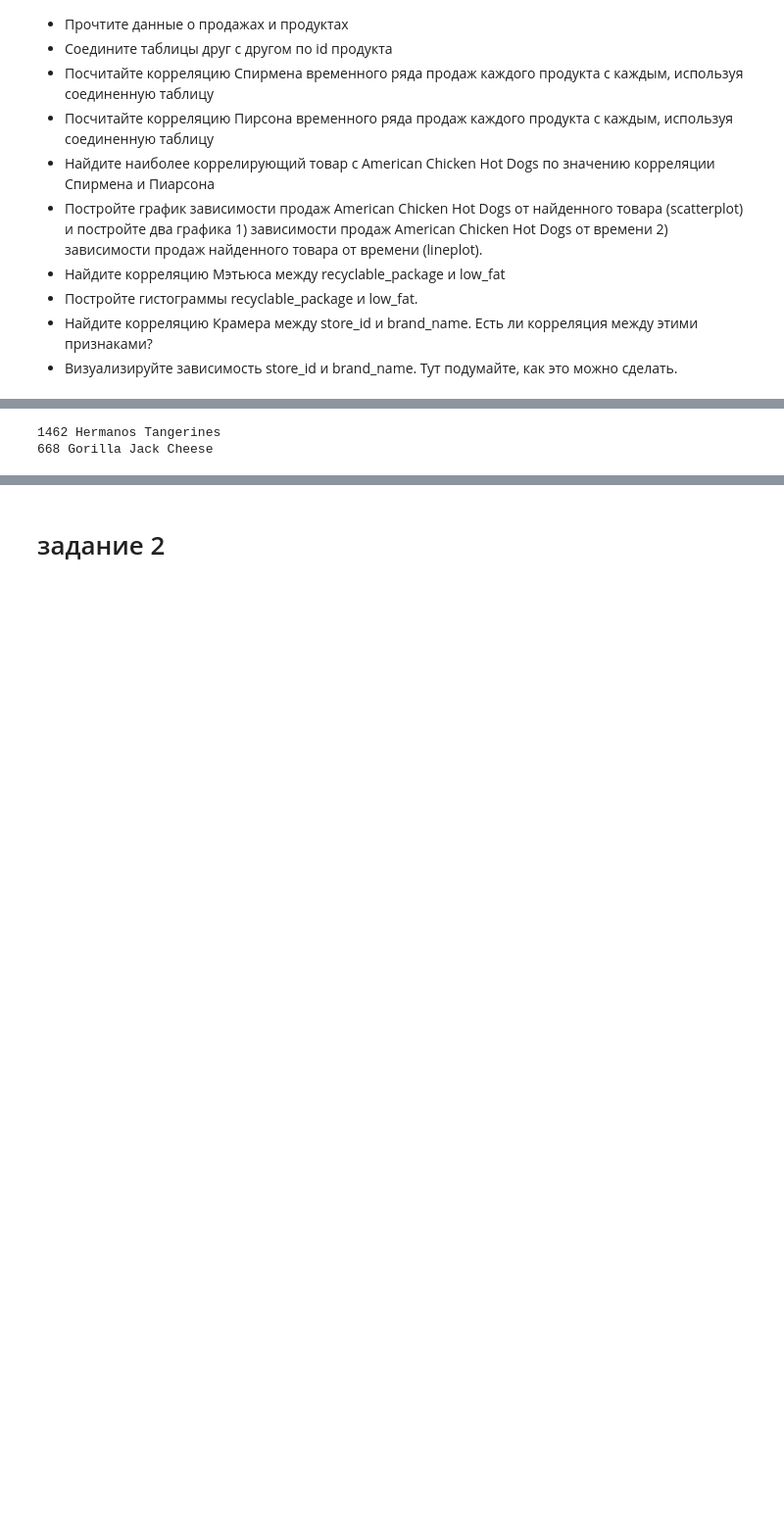
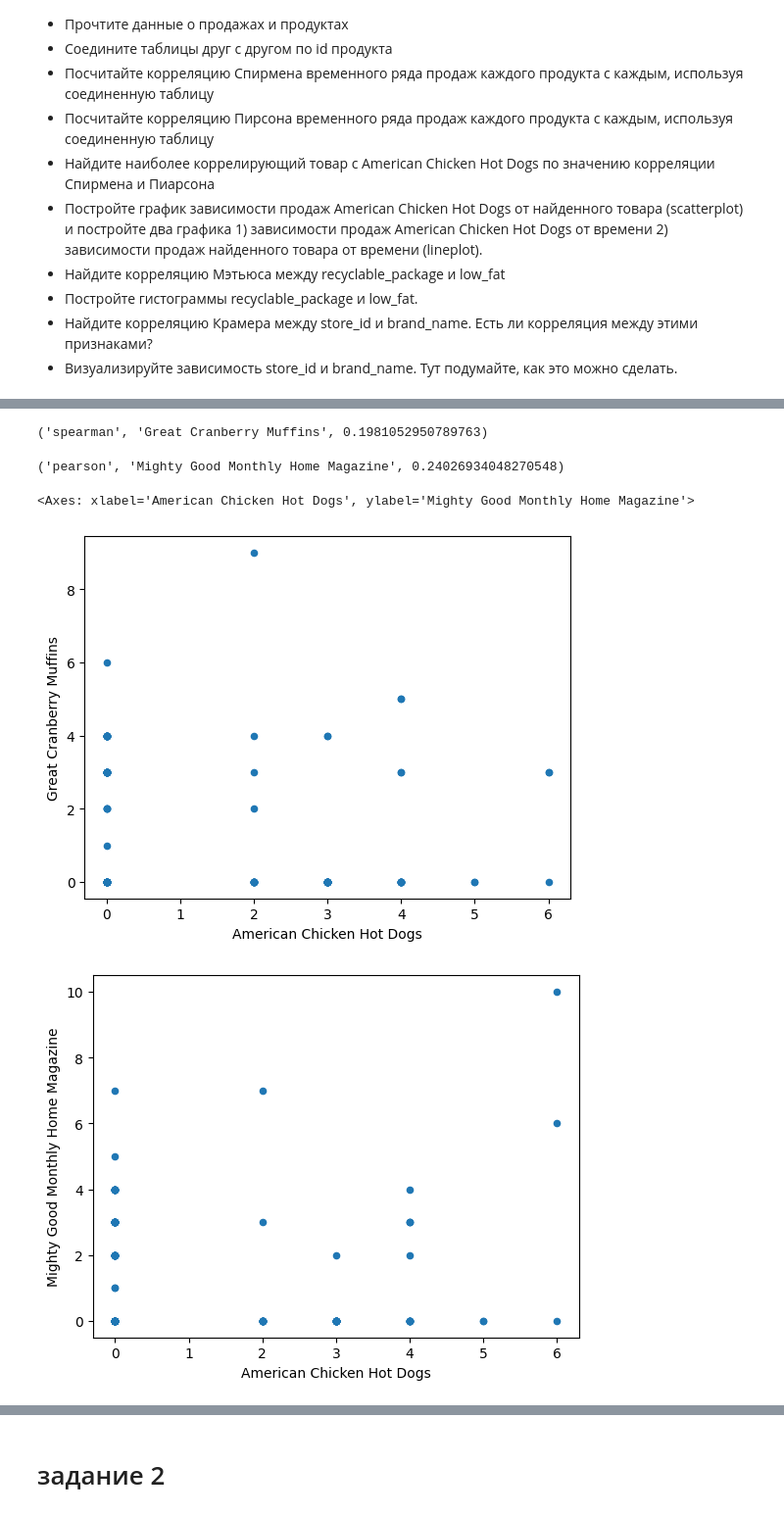
Before and after one commit to poslam/sem5-ds, a Jupyter notebook: work/4/4.ipynb, the cells around one changed output, grey strips where cells are left out. Shown: that part at 98% size. Drawn from its saved outputs; the diff is of its cells as text; code cells hidden in the pictures; blank space fills up the shorter version.

```diff
--- a/work/4/4.ipynb
+++ b/work/4/4.ipynb
@@ -57,0 +30,12 @@ product_id
+# %%
+sparse_sales = pd.pivot_table(
+    df,
+    values="sales",
+    index=["date", "store_id"],
+    columns=["product_name"],
+    fill_value=0,
+)
+# %%
+spearman_corr = sparse_sales.corr(method="spearman")
+
+spearman_corr
@@ -58,5 +57,5 @@ product_id
 # %%
-pearson_corr_matrix = pivot_df.corr(method='pearson')
+pearson_corr = sparse_sales.corr(method="pearson")
 
-print(pearson_corr_matrix)
+pearson_corr
 # %% [output]
@@ -80,11 +76,20 @@ product_id
-# %%
-target_id = df[df["product_name"] == "American Chicken Hot Dogs"].iloc[0]["product_id"]
-
-spearman_most_corr_to_target = spearman_corr_matrix[target_id].drop(target_id).idxmax()
-pearson_most_corr_to_target = pearson_corr_matrix[target_id].drop(target_id).idxmax()
-
-print(spearman_most_corr_to_target, df[df["product_id"] == spearman_most_corr_to_target].iloc[0]["product_name"])
-print(pearson_most_corr_to_target, df[df["product_id"] == pearson_most_corr_to_target].iloc[0]["product_name"])
-# %% [output]
-1462 Hermanos Tangerines
-668 Gorilla Jack Cheese
+# %%
+target = "American Chicken Hot Dogs"
+
+s_ans = spearman_corr[target].drop(target).idxmax()
+p_ans = pearson_corr[target].drop(target).idxmax()
+# %%
+"spearman", s_ans, float(spearman_corr[target][s_ans])
+# %% [output]
+('spearman', 'Great Cranberry Muffins', 0.1981052950789763)
+# %%
+"pearson", p_ans, float(pearson_corr[target][p_ans])
+# %% [output]
+('pearson', 'Mighty Good Monthly Home Magazine', 0.24026934048270548)
+# %%
+sparse_sales.plot.scatter(x=target, y=s_ans)
+sparse_sales.plot.scatter(x=target, y=p_ans)
+# %% [output]
+<Axes: xlabel='American Chicken Hot Dogs', ylabel='Mighty Good Monthly Home Magazine'>
+[figure, added]
+[figure, added]
```
Also changed, not shown: parts of 10 cells of this notebook.
